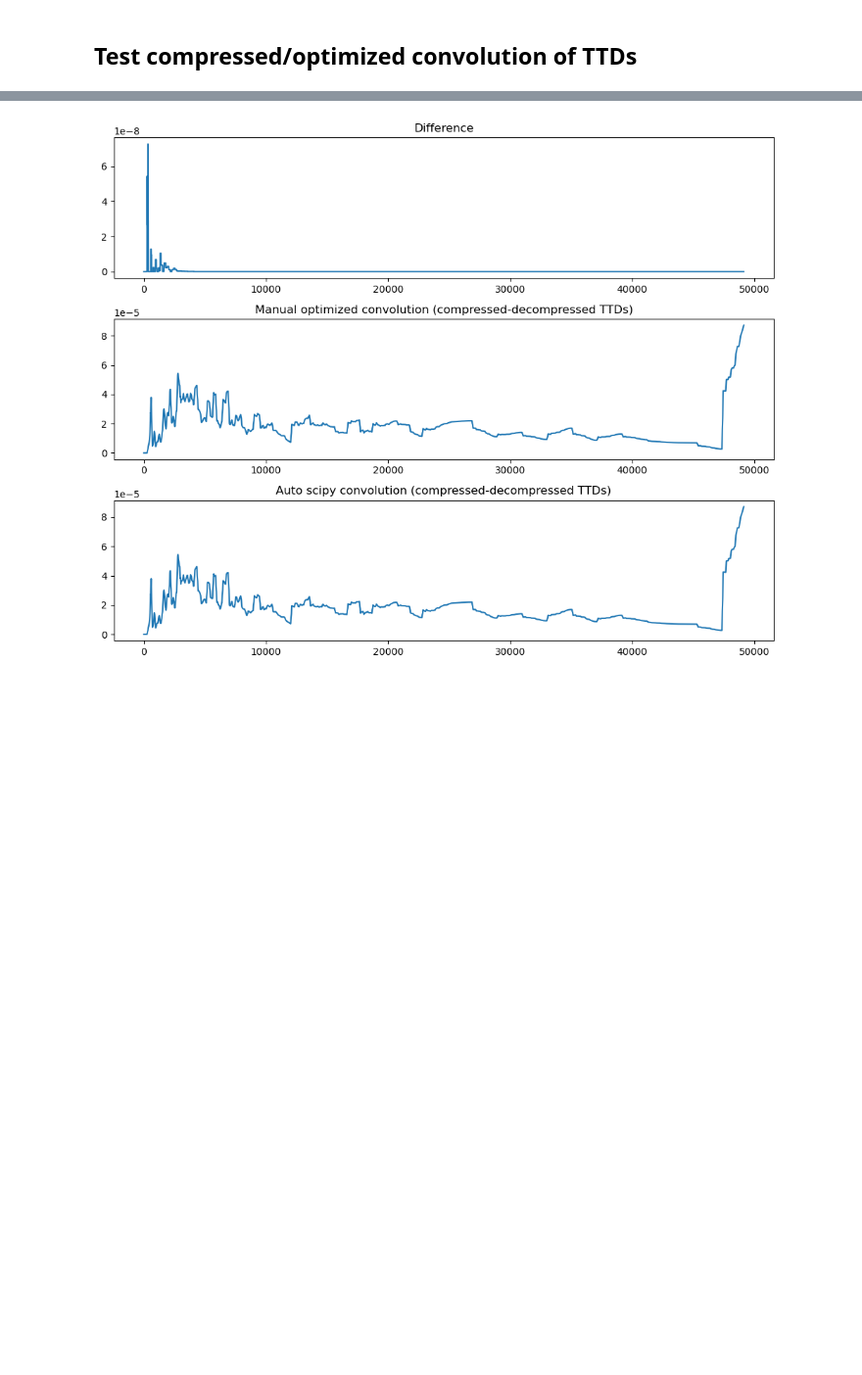
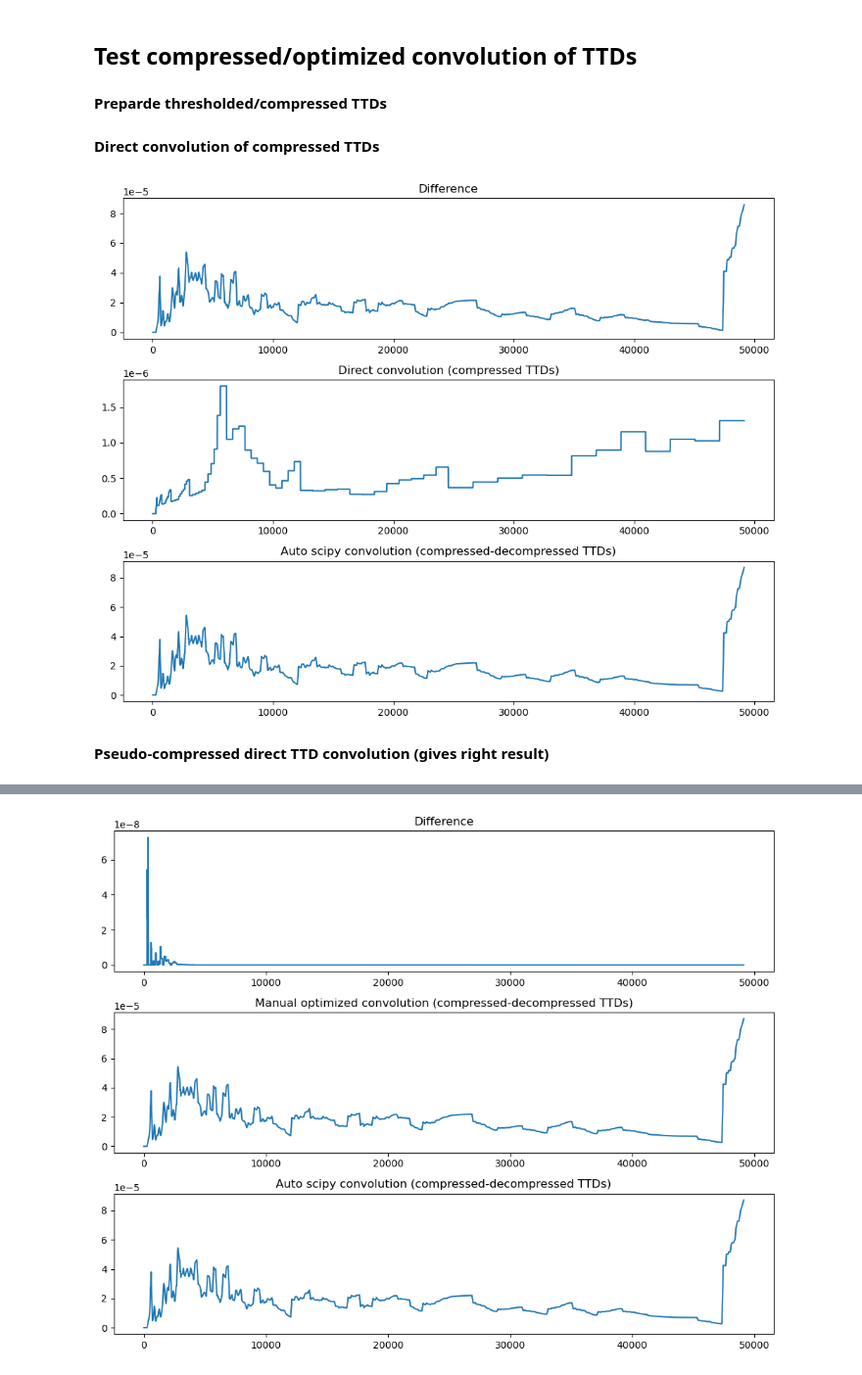
Before and after one commit to rmiazza/buckets_chain, a Jupyter notebook: buckets_chain_spinup_conc_conv_test.ipynb, the cells around one changed output, grey strips where cells are left out. Shown at 98% size. Saved outputs shown, nothing was run; the diff lists cells and outputs as text; code cells hidden in the pictures; blank space fills up the shorter version.

Commit message:
Further tests for compressed convolution and runtime comparisons

```diff
--- a/buckets_chain_spinup_conc_conv_test.ipynb
+++ b/buckets_chain_spinup_conc_conv_test.ipynb
@@ -133,7 +133,7 @@ for j in range(max_data_len-1):
         p_Q_s_temp = nu * L[j] / (nu * L[j] + Q_l[j]) * p_S_u_temp + Q_l[j] / (nu * L[j] + Q_l[j]) * p_Q_l_temp
 
         # streamflow concentration
-        Cout[j - spinup_len] = np.sum(Cin_w_spinup[j::-1] * p_Q_s_temp) / np.sum(p_Q_s_temp)
+        Cout[j - spinup_len] = np.dot(Cin_w_spinup[j::-1], p_Q_s_temp) / np.sum(p_Q_s_temp)
 # %% [markdown]
 **Streamflow concentration simulation with both original and compressed Cin and p_S**
 # %%
@@ -223,7 +223,7 @@ for j in range(max_data_len):
 
         # Streamflow concentration
 
-        Cout[j - spinup_len] = np.sum(Cin_w_spinup[j::-1] * p_Q_s_temp) / np.sum(p_Q_s_temp)
+        Cout[j - spinup_len] = np.dot(Cin_w_spinup[j::-1], p_Q_s_temp) / np.sum(p_Q_s_temp)
 
         # Compute indices of entering/leaving bins (age classes) input concentration values w.r.t. global C_in_w_spinup_reversed array
         Ci_indices = max_data_len - j + xi_indices
@@ -240,11 +240,11 @@ for j in range(max_data_len):
                 )
 
             # Compute first output concentration at time t=0
-            Cout_comp[0] = np.sum(Cin_w_spinup_rev_comp[0, :] * p_Q_s_var_step[0, :] * bincount) / np.sum(p_Q_s_var_step[0, :] * bincount)
+            Cout_comp[0] = np.dot(Cin_w_spinup_rev_comp[0, :] * p_Q_s_var_step[0, :], bincount) / np.dot(p_Q_s_var_step[0, :], bincount)
         else:
             # Update compressed concentrations by adding the entering/leaving concentration difference to each bin of the previous timestep
             Cin_w_spinup_rev_comp[j - spinup_len, :] = Cin_w_spinup_rev_comp[j - spinup_len - 1, :] + Ci_diff
 
             # Compute compressed output concentration
-            Cout_comp[j - spinup_len] = np.sum(Cin_w_spinup_rev_comp[j - spinup_len, :] * p_Q_s_var_step[j - spinup_len, :] * bincount) / np.sum(p_Q_s_var_step[j - spinup_len, :] * bincount)
+            Cout_comp[j - spinup_len] = np.dot(Cin_w_spinup_rev_comp[j - spinup_len, :] * p_Q_s_var_step[j - spinup_len, :], bincount) / np.dot(p_Q_s_var_step[j - spinup_len, :], bincount)
 # %% [markdown]
@@ -366,15 +366,15 @@ for j in range(spinup_len, max_data_len):
             )
 
         # Compute first output concentration at time t=0
-        Cout_comp_opt[0] = np.sum(Cin_w_spinup_rev_comp[0, :] * p_Q_s_var_step[0, :] * bincount) / np.sum(p_Q_s_var_step[0, :] * bincount)
+        Cout_comp_opt[0] = np.dot(Cin_w_spinup_rev_comp[0, :] * p_Q_s_var_step[0, :], bincount) / np.dot(p_Q_s_var_step[0, :], bincount)
     else:
         # Update compressed concentrations by adding the entering/leaving concentration difference to each bin of the previous timestep
         Cin_w_spinup_rev_comp[j - spinup_len, :] = Cin_w_spinup_rev_comp[j - spinup_len - 1, :] + Ci_diff
 
         # Compute compressed output concentration
         Cout_comp_opt[j - spinup_len] = (
-            np.sum(Cin_w_spinup_rev_comp[j - spinup_len, :] * p_Q_s_var_step[j - spinup_len, :] * bincount)
-            / np.sum(p_Q_s_var_step[j - spinup_len, :] * bincount)
+            np.dot(Cin_w_spinup_rev_comp[j - spinup_len, :] * p_Q_s_var_step[j - spinup_len, :], bincount)
+            / np.dot(p_Q_s_var_step[j - spinup_len, :], bincount)
         )
 # %% [markdown]
 ## Test compressed/optimized convolution of TTDs
@@ -381,3 +384,5 @@ for j in range(spinup_len, max_data_len):
+# %% [markdown]
+**Preparde thresholded/compressed TTDs**
 # %%
 # Threshold arrays
 p_S_u_temp_thresh = np.zeros(T_thresh)
@@ -401,4 +406,6 @@ p_S_l_temp_comp = np.bincount(ind_p_S_var_step, weights=p_S_l_temp_thresh) / bin
 
 p_Q_l_temp_comp = np.zeros(a * int(n))
 p_Q_l_temp_comp = np.bincount(ind_p_S_var_step, weights=p_Q_l_temp_thresh) / bincount
+# %% [markdown]
+**Direct convolution of compressed TTDs**
 # %%
@@ -430,3 +436,26 @@ def weighted_convolution(series1, series2):
 
 # Convolve the compressed series
 p_Q_l_temp_comp_conv = weighted_convolution(p_S_u_temp_comp, p_S_l_temp_comp)
+# %%
+fig, axs = plt.subplots(3,1,figsize=(10,8))
+
+# Expand compressed TTDs and convolve them
+p_S_u_temp_comp_expan = p_S_u_temp_comp[ind_p_S_var_step]
+p_S_l_temp_comp_expan = p_S_l_temp_comp[ind_p_S_var_step]
+
+p_Q_l_temp = scipy.signal.convolve(p_S_l_temp_comp_expan, p_S_u_temp_comp_expan, mode='full', method='fft')[:T_thresh]
+
+axs[0].plot(p_Q_l_temp - p_Q_l_temp_comp_conv[ind_p_S_var_step])
+axs[1].plot(p_Q_l_temp_comp_conv[ind_p_S_var_step])
+axs[2].plot(p_Q_l_temp)
+
+axs[0].set_title('Difference')
+axs[1].set_title('Direct convolution (compressed TTDs)')
+axs[2].set_title('Auto scipy convolution (compressed-decompressed TTDs)')
+
+
+fig.tight_layout()
+# %% [output]
+[figure, added]
+# %% [markdown]
+**Pseudo-compressed direct TTD convolution (gives right result)**
```
Also changed, not shown: parts of 22 cells of this notebook.
